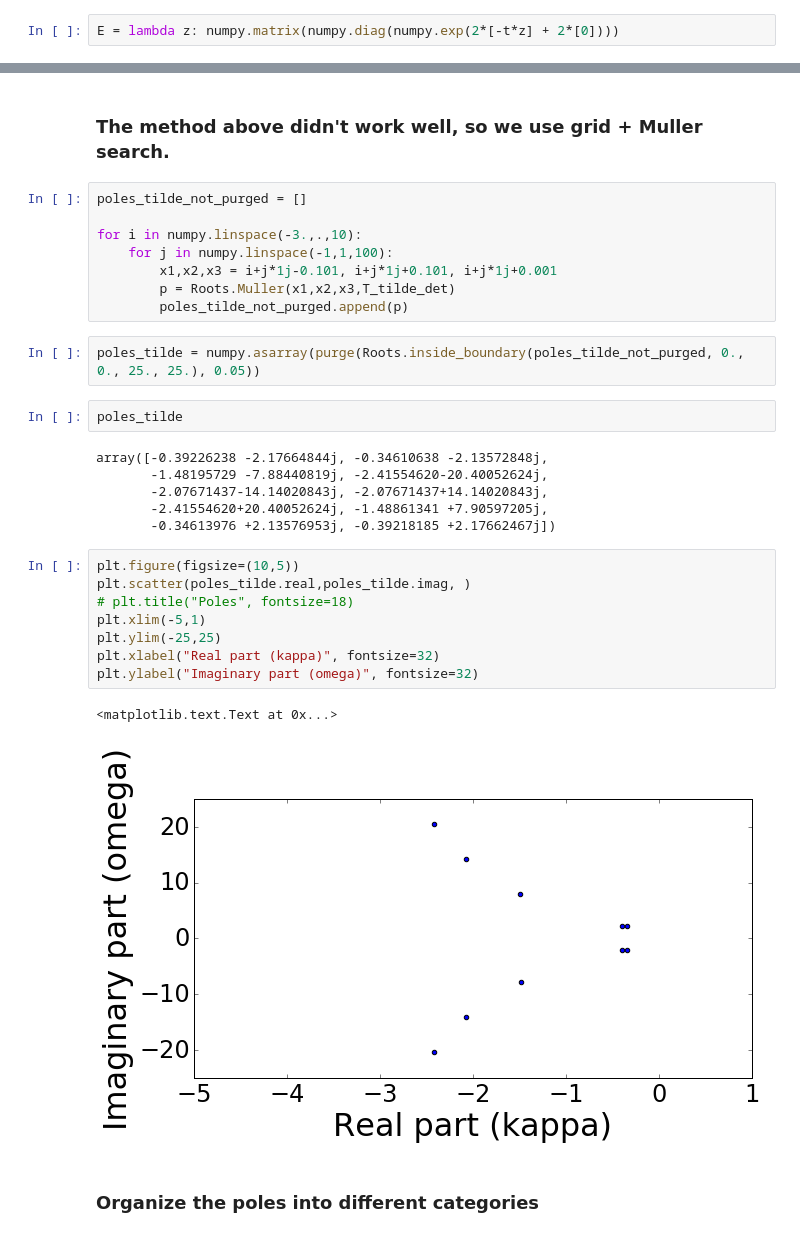
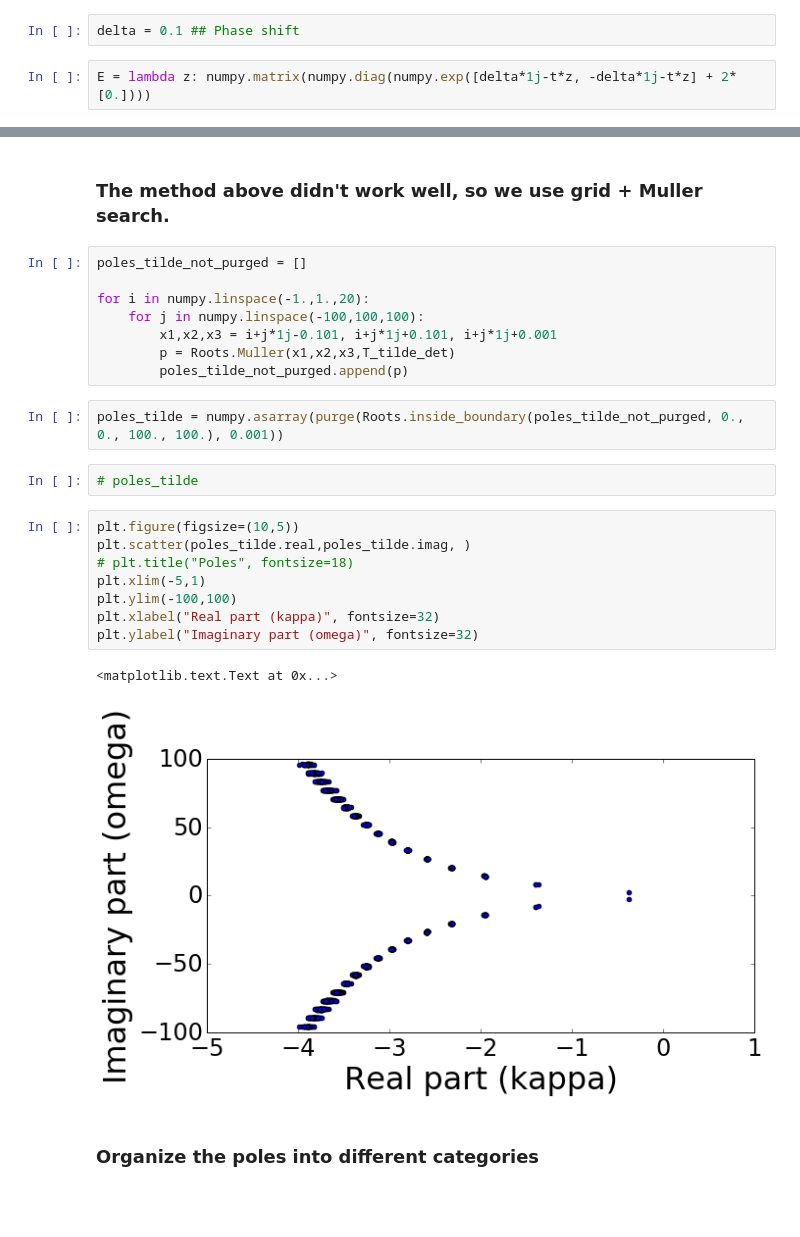
Before and after one commit to tabakg/active_lin_sys_fact, a Jupyter notebook: second_sample_active_linear_system.ipynb, the cells around one changed output, grey strips where cells are left out. Cells and saved outputs as stored; diff of their text form; blank space fills up the shorter version.

```diff
--- a/second_sample_active_linear_system.ipynb
+++ b/second_sample_active_linear_system.ipynb
@@ -397,2 +439,4 @@ t = 1
+# %%
+delta = 0.1 ## Phase shift
 # %%
-E = lambda z: numpy.matrix(numpy.diag(numpy.exp(2*[-t*z] + 2*[0])))
+E = lambda z: numpy.matrix(numpy.diag(numpy.exp([delta*1j-t*z, -delta*1j-t*z] + 2*[0.])))
@@ -486,32 +551,26 @@ T_tilde_det = lambda z: 1./la.det(T_tilde(z))
 # %%
 poles_tilde_not_purged = []
 
-for i in numpy.linspace(-3.,.,10):
-    for j in numpy.linspace(-1,1,100):
+for i in numpy.linspace(-1.,1.,20):
+    for j in numpy.linspace(-100,100,100):
         x1,x2,x3 = i+j*1j-0.101, i+j*1j+0.101, i+j*1j+0.001
         p = Roots.Muller(x1,x2,x3,T_tilde_det)
         poles_tilde_not_purged.append(p)
 # %%
-poles_tilde = numpy.asarray(purge(Roots.inside_boundary(poles_tilde_not_purged, 0., 0., 25., 25.), 0.05))
+poles_tilde = numpy.asarray(purge(Roots.inside_boundary(poles_tilde_not_purged, 0., 0., 100., 100.), 0.001))
-# %%
-poles_tilde
-# %% [output]
-array([-0.39226238 -2.17664844j, -0.34610638 -2.13572848j,
-       -1.48195729 -7.88440819j, -2.41554620-20.40052624j,
-       -2.07671437-14.14020843j, -2.07671437+14.14020843j,
-       -2.41554620+20.40052624j, -1.48861341 +7.90597205j,
-       -0.34613976 +2.13576953j, -0.39218185 +2.17662467j])
+# %%
+# poles_tilde
 # %%
 plt.figure(figsize=(10,5))
 plt.scatter(poles_tilde.real,poles_tilde.imag, )
 # plt.title("Poles", fontsize=18)
 plt.xlim(-5,1)
-plt.ylim(-25,25)
+plt.ylim(-100,100)
 plt.xlabel("Real part (kappa)", fontsize=32)
 plt.ylabel("Imaginary part (omega)", fontsize=32)
 # %% [output]
 <matplotlib.text.Text at 0x...>
-[figure, old version]
+[figure, new version]
 # %% [markdown]
 ### Organize the poles into different categories
 # %%
```
Also changed, not shown: parts of 57 cells of this notebook.
